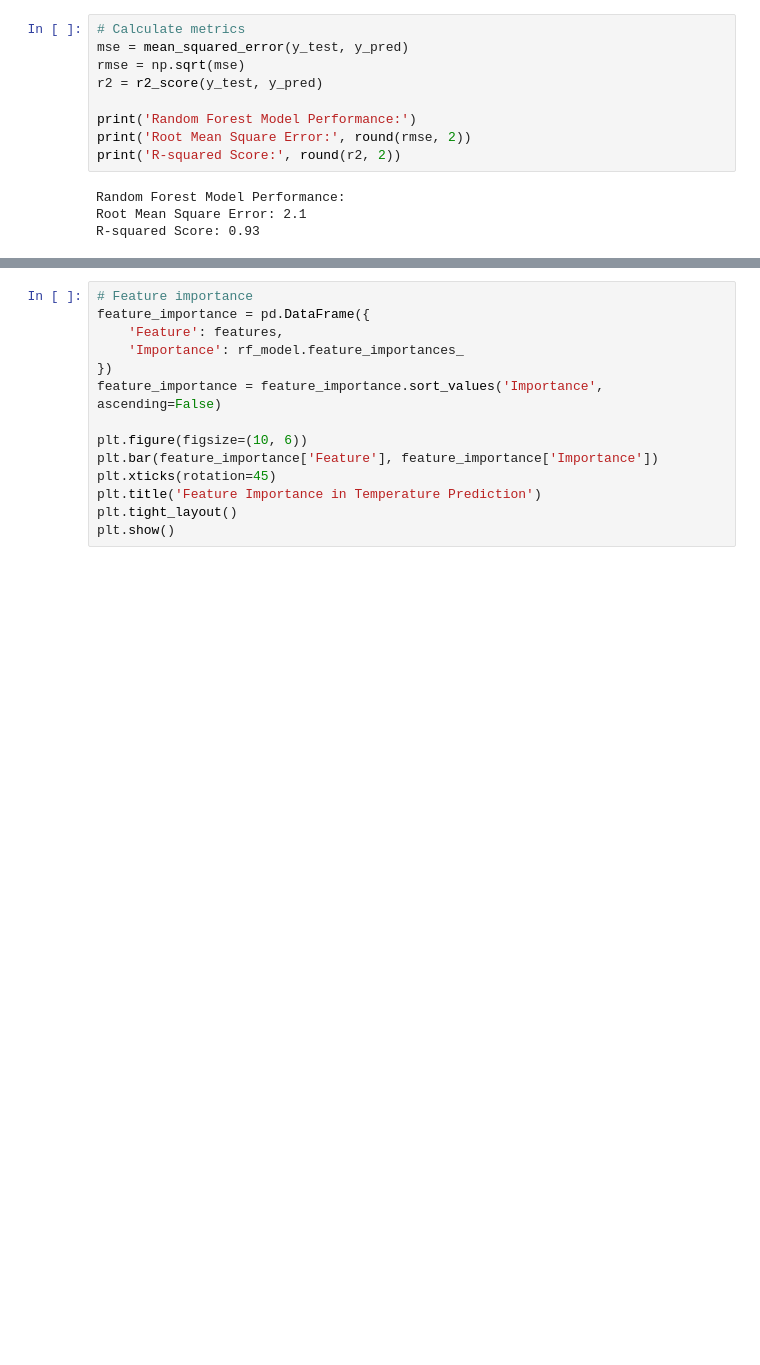
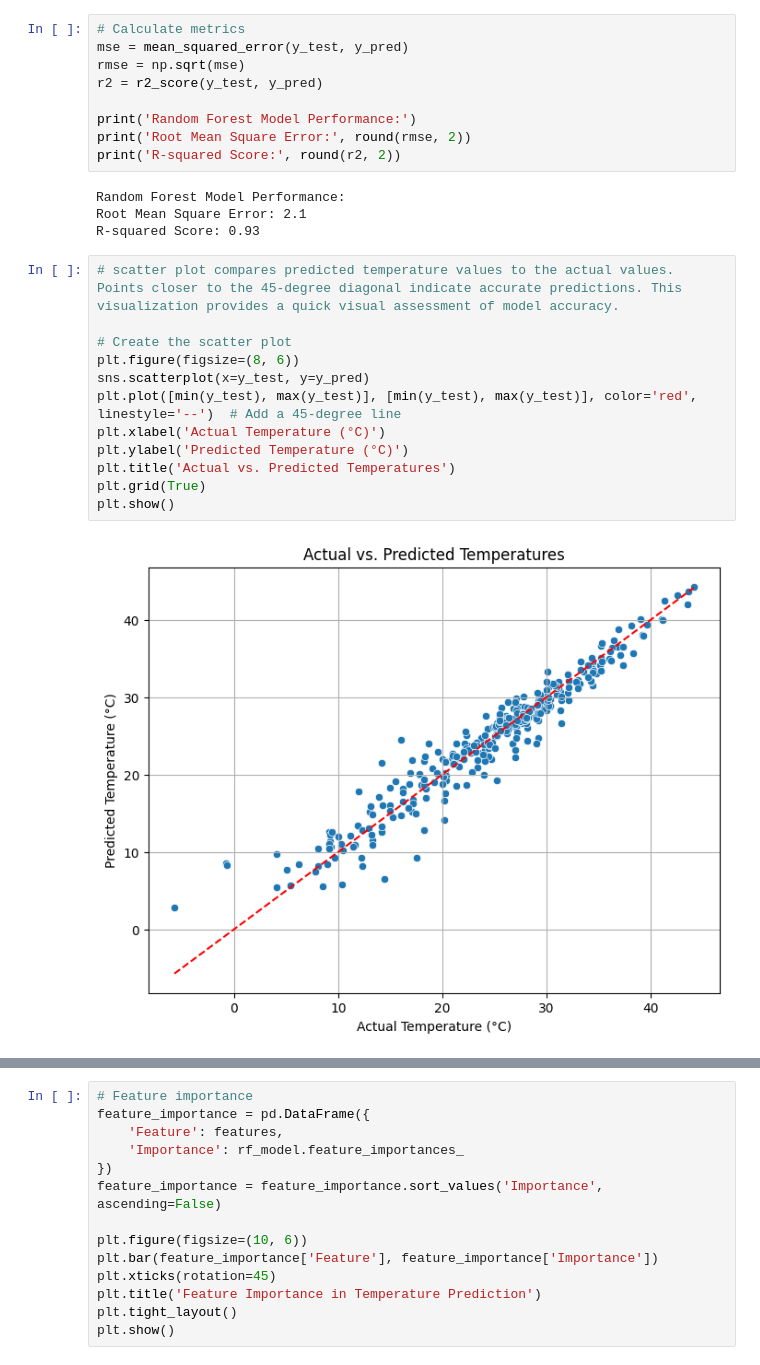
Before and after one commit to lizathulya/Data_Analytics_, a Jupyter notebook: Predictive_Analysis_of_Meterolgical_Events.ipynb, the cells around one changed output, grey strips where cells are left out. Drawn from its saved outputs; the diff is of its cells as text; blank space fills up the shorter version.

```diff
--- a/Predictive_Analysis_of_Meterolgical_Events.ipynb
+++ b/Predictive_Analysis_of_Meterolgical_Events.ipynb
@@ -89,3 +106,17 @@ print('R-squared Score:', round(r2, 2))
 Random Forest Model Performance:
 Root Mean Square Error: 2.1
 R-squared Score: 0.93
+# %%
+# scatter plot compares predicted temperature values to the actual values. Points closer to the 45-degree diagonal indicate accurate predictions. This visualization provides a quick visual assessment of model accuracy.
+
+# Create the scatter plot
+plt.figure(figsize=(8, 6))
+sns.scatterplot(x=y_test, y=y_pred)
+plt.plot([min(y_test), max(y_test)], [min(y_test), max(y_test)], color='red', linestyle='--')  # Add a 45-degree line
+plt.xlabel('Actual Temperature (°C)')
+plt.ylabel('Predicted Temperature (°C)')
+plt.title('Actual vs. Predicted Temperatures')
+plt.grid(True)
+plt.show()
+# %% [output]
+[figure, added]
```
Also changed, not shown: parts of 2 cells of this notebook.
